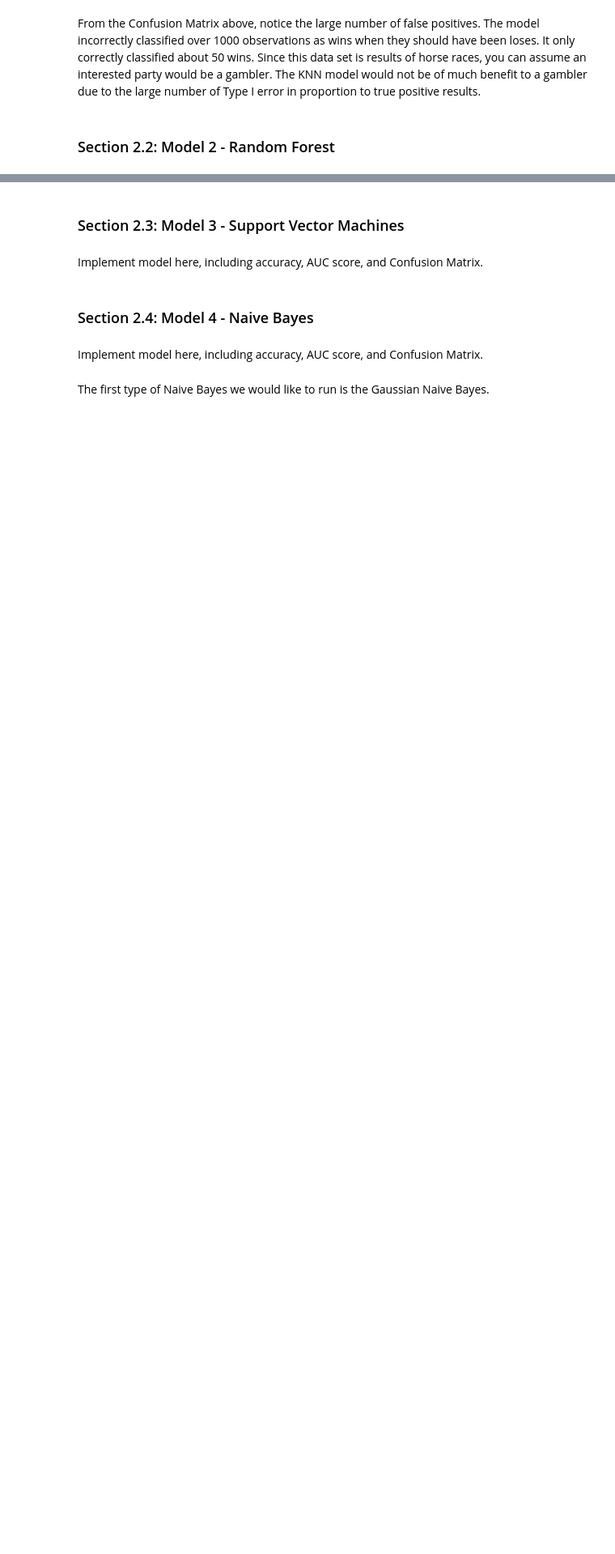
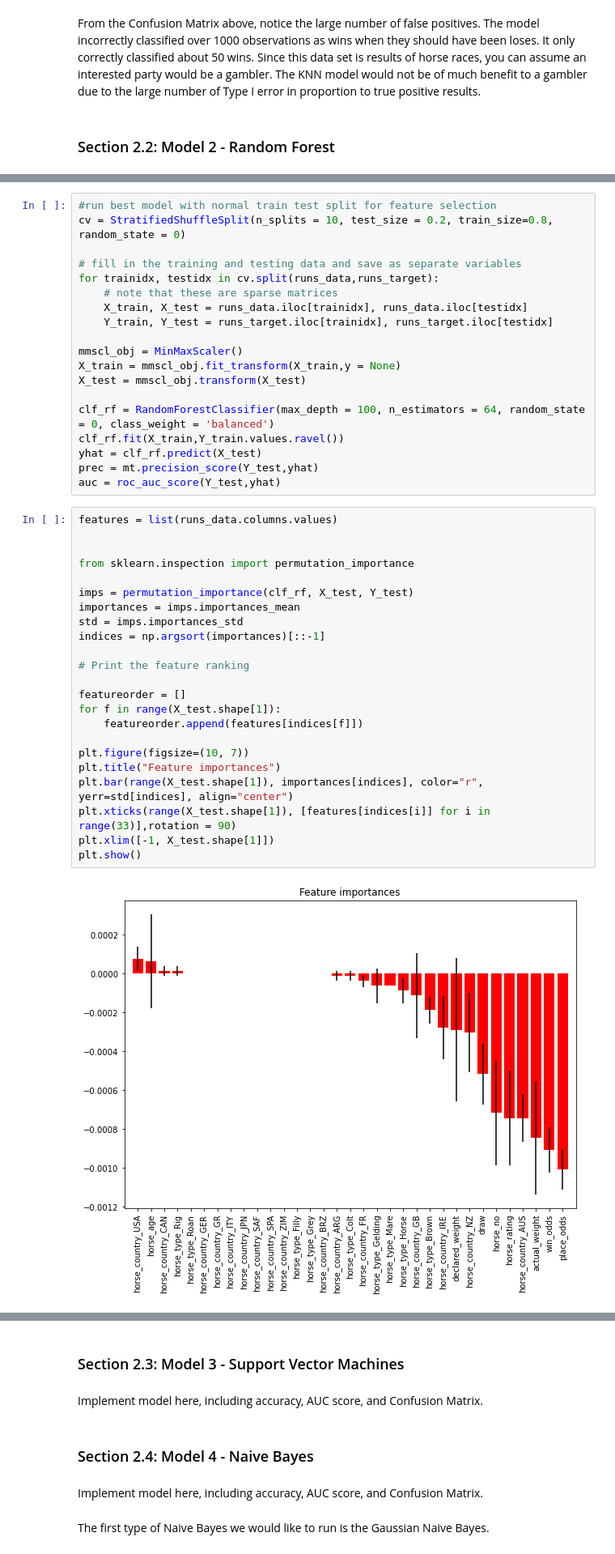
Before and after one commit to C-Stewart-GH/Hong_Kong_Horse_Racing_Project, a Jupyter notebook: Project2/Project 2 Group Book-Nathan.ipynb, the cells around one changed output, grey strips where cells are left out. Shown at 81% size. Cells and saved outputs as stored; diff of their text form; blank space fills up the shorter version.

```diff
--- a/Project2/Project 2 Group Book-Nathan.ipynb
+++ b/Project2/Project 2 Group Book-Nathan.ipynb
@@ -216,0 +310,44 @@ Implement model here, including accuracy, AUC score, and Confusion Matrix.
+# %%
+#run best model with normal train test split for feature selection
+cv = StratifiedShuffleSplit(n_splits = 10, test_size = 0.2, train_size=0.8, random_state = 0)
+
+# fill in the training and testing data and save as separate variables
+for trainidx, testidx in cv.split(runs_data,runs_target):
+    # note that these are sparse matrices
+    X_train, X_test = runs_data.iloc[trainidx], runs_data.iloc[testidx]
+    Y_train, Y_test = runs_target.iloc[trainidx], runs_target.iloc[testidx]
+
+mmscl_obj = MinMaxScaler()
+X_train = mmscl_obj.fit_transform(X_train,y = None)
+X_test = mmscl_obj.transform(X_test)
+
+clf_rf = RandomForestClassifier(max_depth = 100, n_estimators = 64, random_state = 0, class_weight = 'balanced')
+clf_rf.fit(X_train,Y_train.values.ravel())
+yhat = clf_rf.predict(X_test)
+prec = mt.precision_score(Y_test,yhat)
+auc = roc_auc_score(Y_test,yhat)
+# %%
+features = list(runs_data.columns.values)
+
+
+from sklearn.inspection import permutation_importance
+
+imps = permutation_importance(clf_rf, X_test, Y_test)
+importances = imps.importances_mean
+std = imps.importances_std
+indices = np.argsort(importances)[::-1]
+
+# Print the feature ranking
+
+featureorder = []
+for f in range(X_test.shape[1]):
+    featureorder.append(features[indices[f]])
+
+plt.figure(figsize=(10, 7))
+plt.title("Feature importances")
+plt.bar(range(X_test.shape[1]), importances[indices], color="r", yerr=std[indices], align="center")
+plt.xticks(range(X_test.shape[1]), [features[indices[i]] for i in range(33)],rotation = 90)
+plt.xlim([-1, X_test.shape[1]])
+plt.show()
+# %% [output]
+[figure, added]
```
Also changed, not shown: parts of 47 cells of this notebook, 1 other file.
